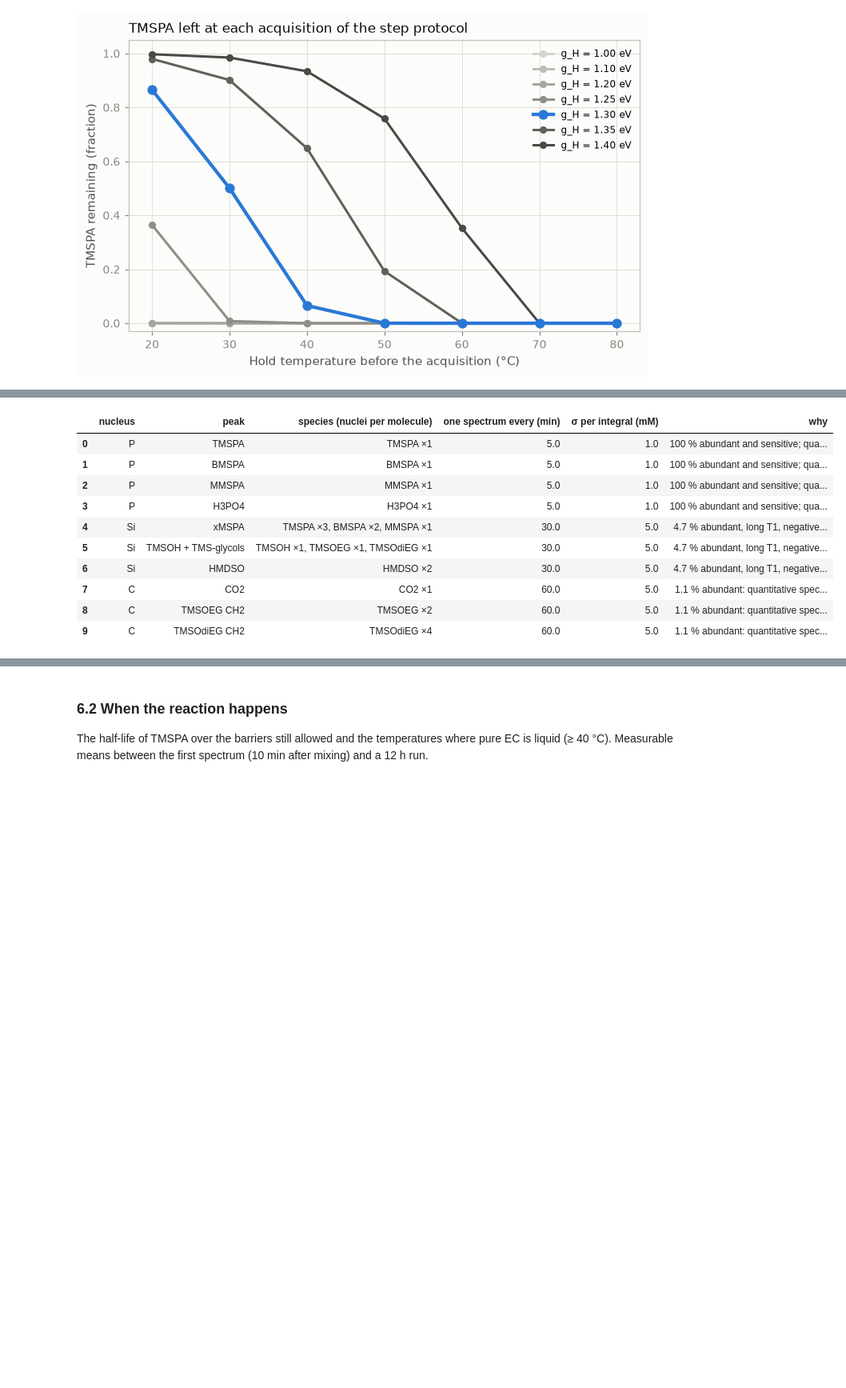
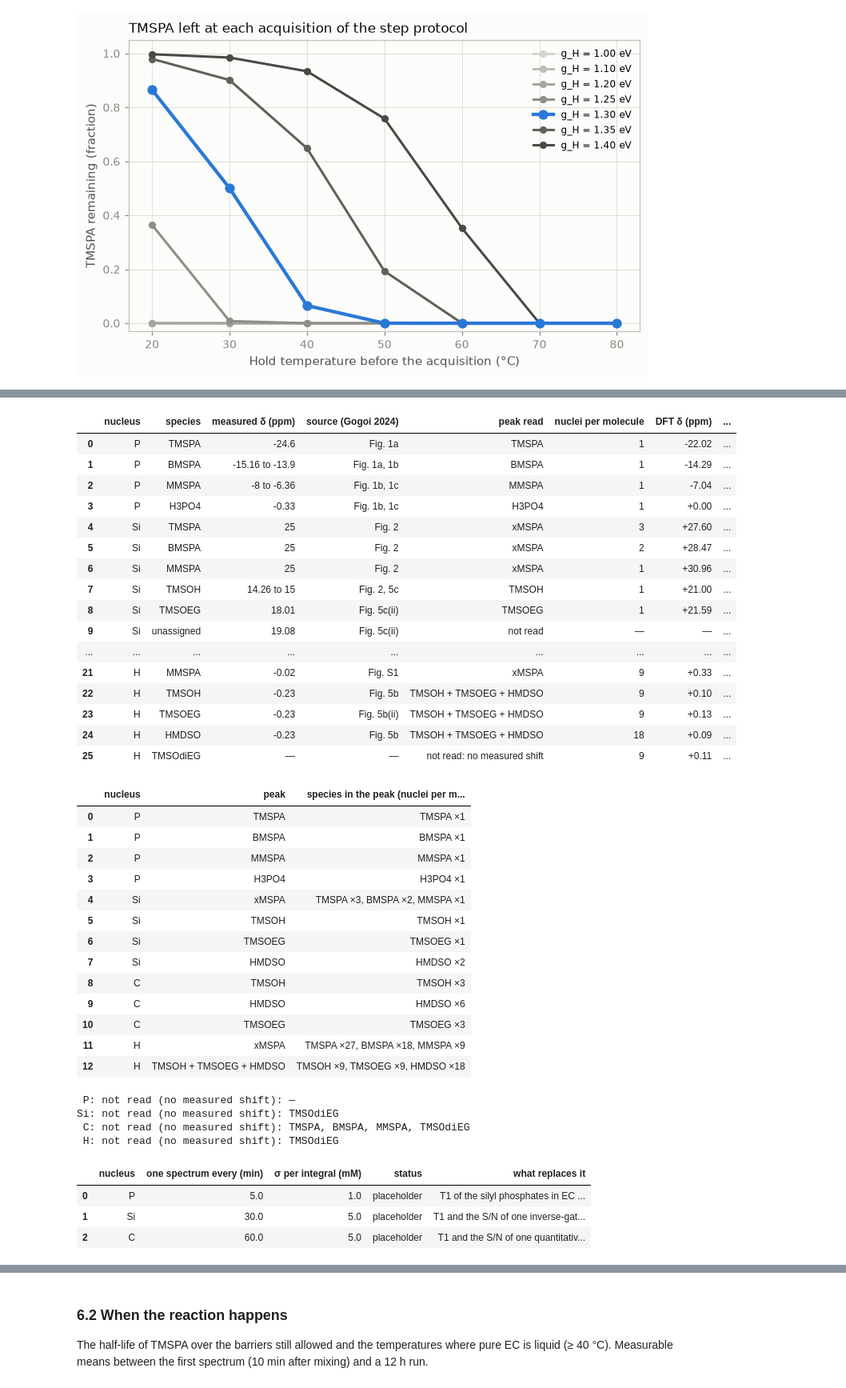
Before and after one commit to yralcaraz/atom-to-reactor, a Jupyter notebook: notebooks/03_experiment_plan.ipynb, the cells around one changed output, grey strips where cells are left out. Shown at 80% size. Cells and saved outputs as stored; diff of their text form; code cells hidden in the pictures; blank space fills up the shorter version.

```diff
--- a/notebooks/03_experiment_plan.ipynb
+++ b/notebooks/03_experiment_plan.ipynb
@@ -383,24 +580,65 @@ The peak groups each nucleus can integrate and the acquisition assumed for each.
 # %%
+# (Autogenerated)
+# Evidence: every measured shift, the peak it defines, and the DFT shift beside it (comparison only)
+evidence = tabulate_readout_evidence()
+display(tables.format_columns(evidence.drop(columns='site'),
+                              {'nuclei per molecule': '.0f', 'DFT δ (ppm)': '+.2f', 'DFT − measured (ppm)': '+.2f'}))
+
+# 2. Readouts: the peak areas the fit uses, derived from the table above
 readout_table = pd.DataFrame([
-    {'nucleus': n, 'peak': label,
-     'species (nuclei per molecule)': ', '.join(f'{sp} ×{k}' for sp, k in members.items()),
-     'one spectrum every (min)': DEFAULT_ACQUISITION[n]['interval_h'] * 60.0,
-     'σ per integral (mM)': DEFAULT_ACQUISITION[n]['sigma_mM'],
-     'why': DEFAULT_ACQUISITION[n]['note']}
+    {'nucleus': n, 'peak': label, 'species in the peak (nuclei per molecule)': ', '.join(f'{sp} ×{k}' for sp, k in members.items())}
     for n, peaks in NMR_READOUTS.items() for label, members in peaks.items()
 ])
-readout_table
+display(readout_table)
+for n in NMR_READOUTS:
+    print(f"{n:>2}: not read (no measured shift): {', '.join(find_unread_species(n)) or '—'}")
+
+# 3. Acquisition: no source gives these numbers; placeholders used by §7
+acquisition_table = pd.DataFrame([
+    {'nucleus': n, 'one spectrum every (min)': a['interval_h'] * 60.0, 'σ per integral (mM)': a['sigma_mM'],
+     'status': a['status'], 'what replaces it': a['needs']}
+    for n, a in DEFAULT_ACQUISITION.items()
+])
+acquisition_table
 # %% [output]
-|  | nucleus | peak | species (nuclei per molecule) | one spectrum every (min) | σ per integral (mM) | why |
-| 0 | P | TMSPA | TMSPA ×1 | 5.0 | 1.0 | 100 % abundant and sensitive; qua... |
-| 1 | P | BMSPA | BMSPA ×1 | 5.0 | 1.0 | 100 % abundant and sensitive; qua... |
-| 2 | P | MMSPA | MMSPA ×1 | 5.0 | 1.0 | 100 % abundant and sensitive; qua... |
-| 3 | P | H3PO4 | H3PO4 ×1 | 5.0 | 1.0 | 100 % abundant and sensitive; qua... |
-| 4 | Si | xMSPA | TMSPA ×3, BMSPA ×2, MMSPA ×1 | 30.0 | 5.0 | 4.7 % abundant, long T1, negative... |
-| 5 | Si | TMSOH + TMS-glycols | TMSOH ×1, TMSOEG ×1, TMSOdiEG ×1 | 30.0 | 5.0 | 4.7 % abundant, long T1, negative... |
-| 6 | Si | HMDSO | HMDSO ×2 | 30.0 | 5.0 | 4.7 % abundant, long T1, negative... |
-| 7 | C | CO2 | CO2 ×1 | 60.0 | 5.0 | 1.1 % abundant: quantitative spec... |
-| 8 | C | TMSOEG CH2 | TMSOEG ×2 | 60.0 | 5.0 | 1.1 % abundant: quantitative spec... |
-| 9 | C | TMSOdiEG CH2 | TMSOdiEG ×4 | 60.0 | 5.0 | 1.1 % abundant: quantitative spec... |
+|  | nucleus | species | measured δ (ppm) | source (Gogoi 2024) | peak read | nuclei per molecule | DFT δ (ppm) | ... |
+| 0 | P | TMSPA | -24.6 | Fig. 1a | TMSPA | 1 | -22.02 | ... |
+| 1 | P | BMSPA | -15.16 to -13.9 | Fig. 1a, 1b | BMSPA | 1 | -14.29 | ... |
+| 2 | P | MMSPA | -8 to -6.36 | Fig. 1b, 1c | MMSPA | 1 | -7.04 | ... |
+| 3 | P | H3PO4 | -0.33 | Fig. 1b, 1c | H3PO4 | 1 | +0.00 | ... |
+| 4 | Si | TMSPA | 25 | Fig. 2 | xMSPA | 3 | +27.60 | ... |
+| 5 | Si | BMSPA | 25 | Fig. 2 | xMSPA | 2 | +28.47 | ... |
+| 6 | Si | MMSPA | 25 | Fig. 2 | xMSPA | 1 | +30.96 | ... |
+| 7 | Si | TMSOH | 14.26 to 15 | Fig. 2, 5c | TMSOH | 1 | +21.00 | ... |
+| 8 | Si | TMSOEG | 18.01 | Fig. 5c(ii) | TMSOEG | 1 | +21.59 | ... |
+| 9 | Si | unassigned | 19.08 | Fig. 5c(ii) | not read | — | — | ... |
+| ... | ... | ... | ... | ... | ... | ... | ... | ... |
+| 21 | H | MMSPA | -0.02 | Fig. S1 | xMSPA | 9 | +0.33 | ... |
+| 22 | H | TMSOH | -0.23 | Fig. 5b | TMSOH + TMSOEG + HMDSO | 9 | +0.10 | ... |
+| 23 | H | TMSOEG | -0.23 | Fig. 5b(ii) | TMSOH + TMSOEG + HMDSO | 9 | +0.13 | ... |
+| 24 | H | HMDSO | -0.23 | Fig. 5b | TMSOH + TMSOEG + HMDSO | 18 | +0.09 | ... |
+| 25 | H | TMSOdiEG | — | — | not read: no measured shift | 9 | +0.11 | ... |
+|  | nucleus | peak | species in the peak (nuclei per m... |
+| 0 | P | TMSPA | TMSPA ×1 |
+| 1 | P | BMSPA | BMSPA ×1 |
+| 2 | P | MMSPA | MMSPA ×1 |
+| 3 | P | H3PO4 | H3PO4 ×1 |
+| 4 | Si | xMSPA | TMSPA ×3, BMSPA ×2, MMSPA ×1 |
+| 5 | Si | TMSOH | TMSOH ×1 |
+| 6 | Si | TMSOEG | TMSOEG ×1 |
+| 7 | Si | HMDSO | HMDSO ×2 |
+| 8 | C | TMSOH | TMSOH ×3 |
+| 9 | C | HMDSO | HMDSO ×6 |
+| 10 | C | TMSOEG | TMSOEG ×3 |
+| 11 | H | xMSPA | TMSPA ×27, BMSPA ×18, MMSPA ×9 |
+| 12 | H | TMSOH + TMSOEG + HMDSO | TMSOH ×9, TMSOEG ×9, HMDSO ×18 |
+ P: not read (no measured shift): —
+Si: not read (no measured shift): TMSOdiEG
+ C: not read (no measured shift): TMSPA, BMSPA, MMSPA, TMSOdiEG
+ H: not read (no measured shift): TMSOdiEG
+|  | nucleus | one spectrum every (min) | σ per integral (mM) | status | what replaces it |
+| 0 | P | 5.0 | 1.0 | placeholder | T1 of the silyl phosphates in EC ... |
+| 1 | Si | 30.0 | 5.0 | placeholder | T1 and the S/N of one inverse-gat... |
+| 2 | C | 60.0 | 5.0 | placeholder | T1 and the S/N of one quantitativ... |
 # %% [markdown]
 **Reading.**
```
Also changed, not shown: parts of 45 cells of this notebook, 22 other files.
